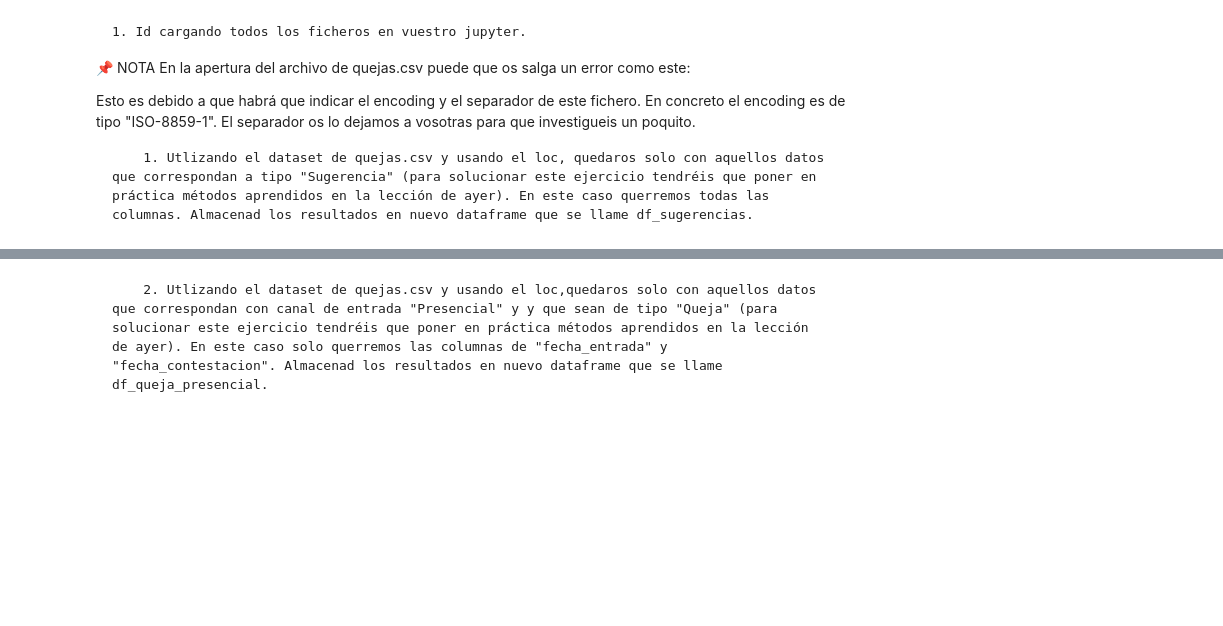
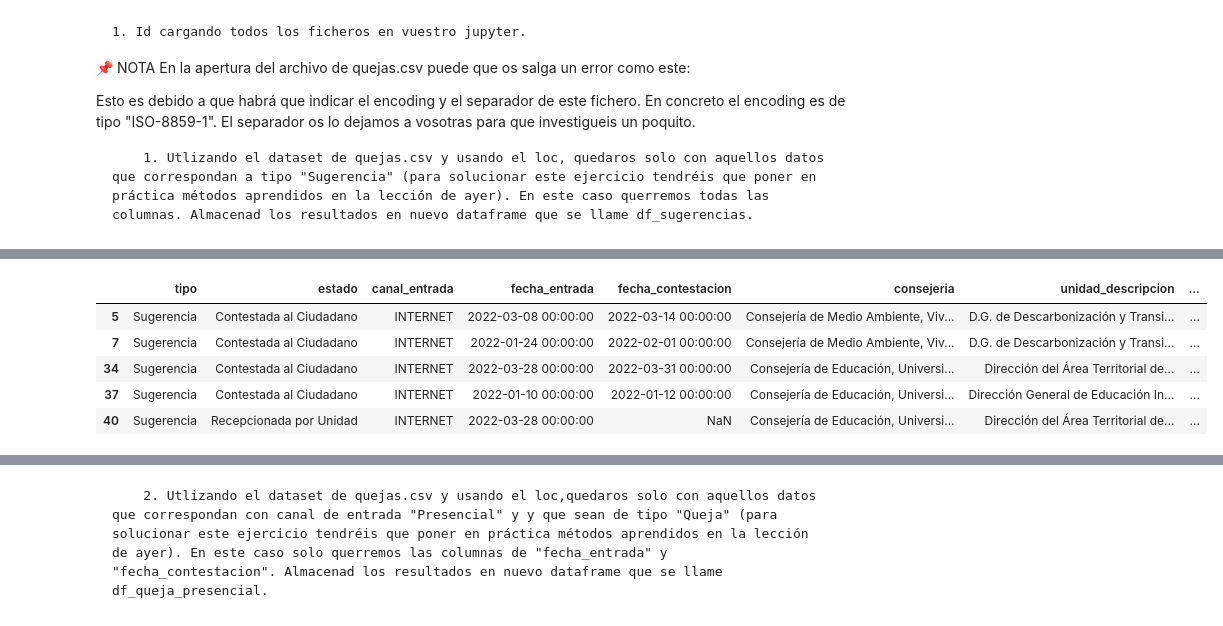
Before and after one commit to Adalab/promo-d-da-modulo2-sprint1-anabelen-silvia, a Jupyter notebook: ejercicio2/pandas2.ipynb, the cells around one changed output, grey strips where cells are left out. Drawn from its saved outputs; the diff is of its cells as text; code cells hidden in the pictures; blank space fills up the shorter version.

```diff
--- a/ejercicio2/pandas2.ipynb
+++ b/ejercicio2/pandas2.ipynb
@@ -7,0 +29,10 @@ Esto es debido a que habrá que indicar el encoding y el separador de este fiche
+# %%
+df_sugerencias = df1.loc[df1.tipo == "Sugerencia", :]
+df_sugerencias.head()
+# %% [output]
+|  | tipo | estado | canal_entrada | fecha_entrada | fecha_contestacion | consejeria | unidad_descripcion | ... |
+| 5 | Sugerencia | Contestada al Ciudadano | INTERNET | 2022-03-08 00:00:00 | 2022-03-14 00:00:00 | Consejería de Medio Ambiente, Viv... | D.G. de Descarbonización y Transi... | ... |
+| 7 | Sugerencia | Contestada al Ciudadano | INTERNET | 2022-01-24 00:00:00 | 2022-02-01 00:00:00 | Consejería de Medio Ambiente, Viv... | D.G. de Descarbonización y Transi... | ... |
+| 34 | Sugerencia | Contestada al Ciudadano | INTERNET | 2022-03-28 00:00:00 | 2022-03-31 00:00:00 | Consejería de Educación, Universi... | Dirección del Área Territorial de... | ... |
+| 37 | Sugerencia | Contestada al Ciudadano | INTERNET | 2022-01-10 00:00:00 | 2022-01-12 00:00:00 | Consejería de Educación, Universi... | Dirección General de Educación In... | ... |
+| 40 | Sugerencia | Recepcionada por Unidad | INTERNET | 2022-03-28 00:00:00 | NaN | Consejería de Educación, Universi... | Dirección del Área Territorial de... | ... |
```
Also changed, not shown: parts of 8 cells of this notebook.
